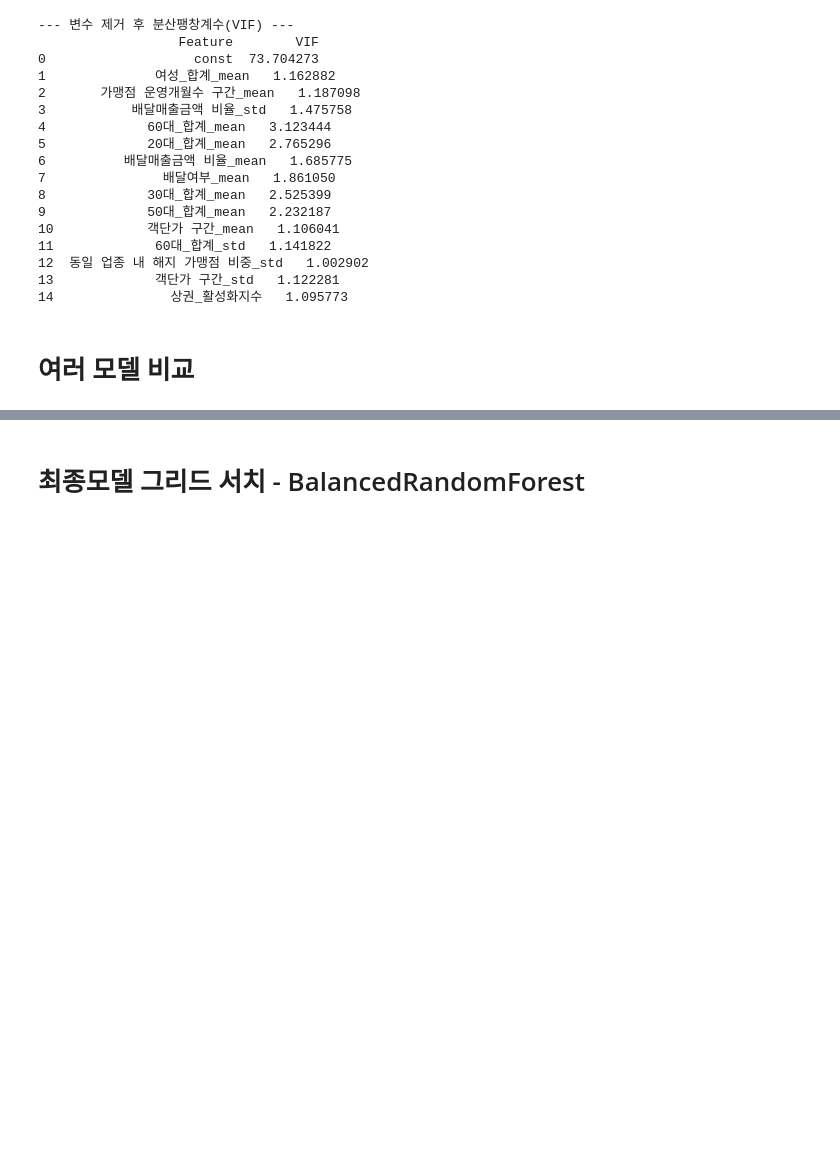
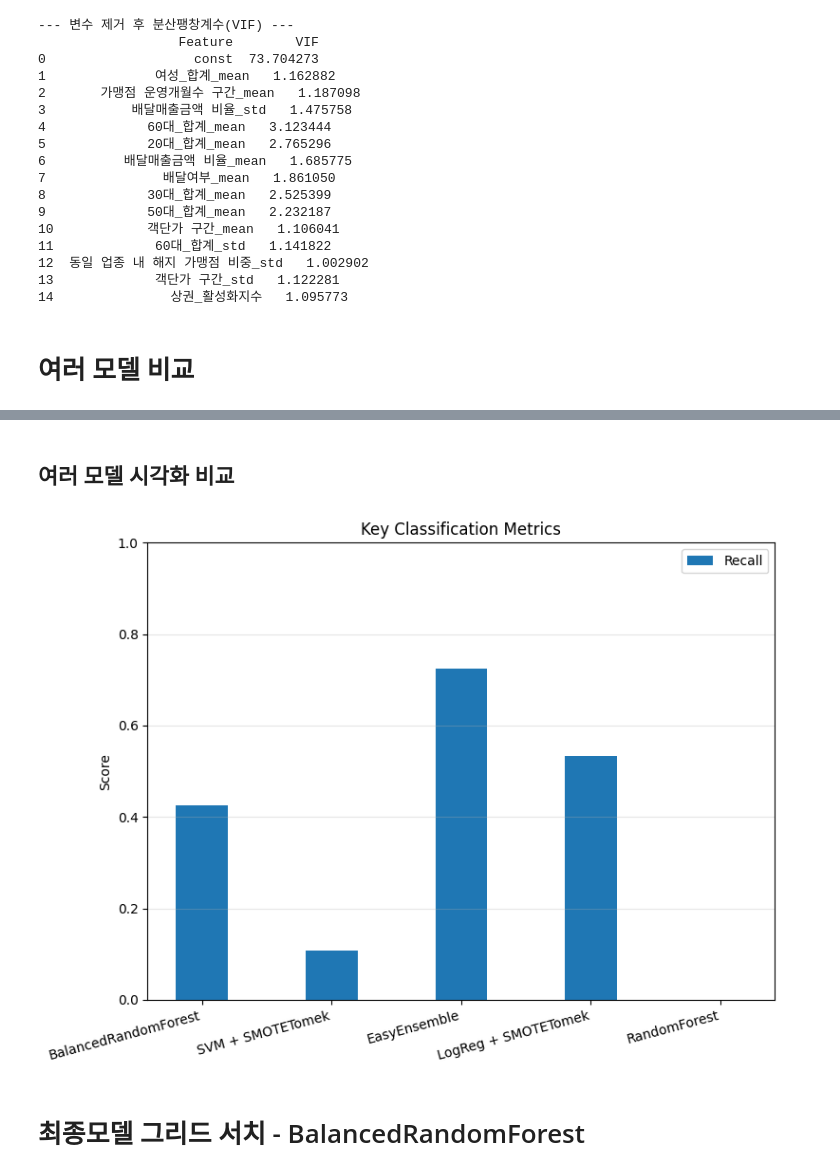
Before and after one commit to oneline47/DM_closure-prediction, a Jupyter notebook: src/statistical_feature_model.ipynb, the cells around one changed output, grey strips where cells are left out. Cells and saved outputs as stored; diff of their text form; code cells hidden in the pictures; blank space fills up the shorter version.

Commit message:
add visualization code

```diff
--- a/src/statistical_feature_model.ipynb
+++ b/src/statistical_feature_model.ipynb
@@ -530,3 +540,35 @@ results_df
+# %% [markdown]
+## 여러 모델 시각화 비교
+# %%
+import numpy as np
+import matplotlib.pyplot as plt
+
+# results_df: Model, Accuracy, Precision, Recall, F1 컬럼이 있다고 가정
+metrics = ["Recall"]
+
+# 정렬 유지(지금은 F1 내림차순으로 되어있으니 그대로 사용)
+plot_df = results_df.copy()
+
+x = np.arange(len(plot_df["Model"]))
+width = 0.4  # 막대 폭(4개라서 조금 얇게)
+
+plt.figure(figsize=(8, 6))
+
+for i, m in enumerate(metrics):
+    plt.bar(x + (i - (len(metrics)-1)/2) * width, plot_df[m].values, width, label=m)
+
+plt.title("Key Classification Metrics")
+plt.ylabel("Score")
+plt.ylim(0, 1.0)
+
+plt.xticks(x, plot_df["Model"], rotation=15, ha="right")
+
+plt.legend()
+plt.grid(axis="y", alpha=0.3)
+plt.tight_layout()
+plt.show()
+# %% [output]
+[figure, added]
 # %% [markdown]
 # 최종모델 그리드 서치 - BalancedRandomForest
 # %%
```
Also changed, not shown: parts of 3 cells of this notebook.
